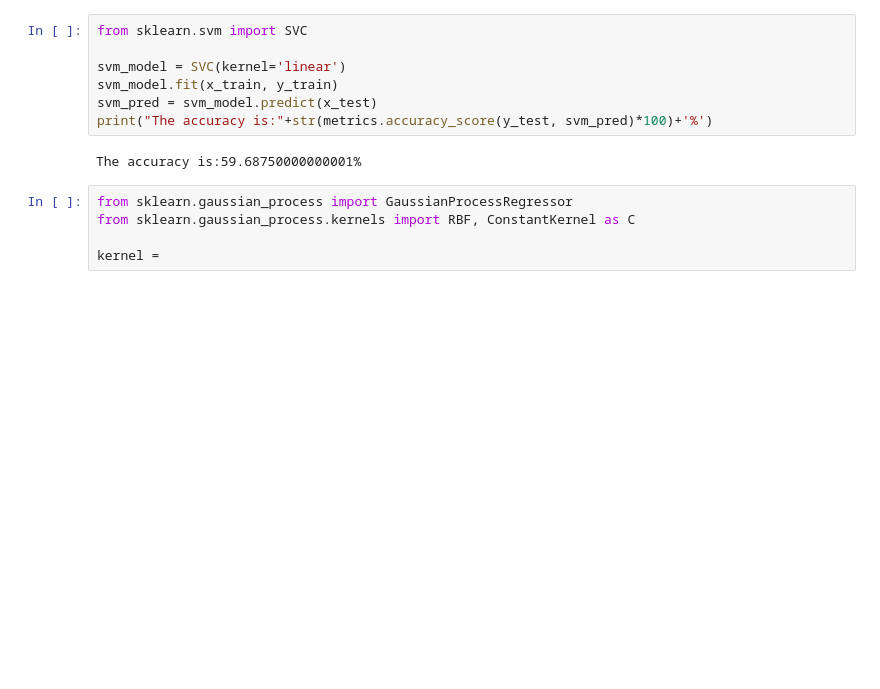
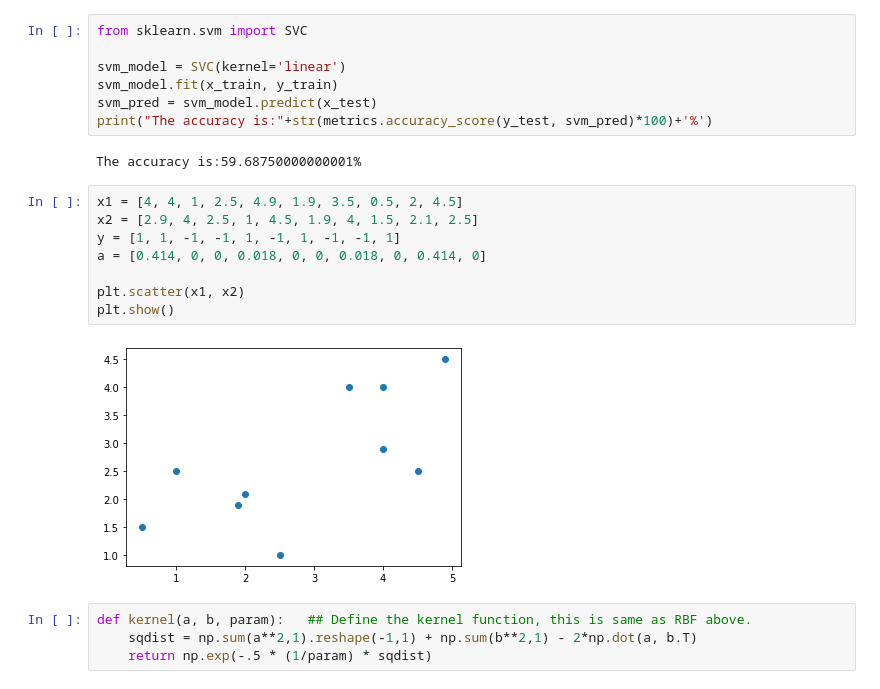
Before and after one commit to dkadyrov/SIT, a Jupyter notebook: CS-559/Homework/Homework 2/Kadyrov_Daniel_HW2.ipynb, the cells around one changed output. Cells and saved outputs as stored; diff of their text form; blank space fills up the shorter version.

```diff
--- a/CS-559/Homework/Homework 2/Kadyrov_Daniel_HW2.ipynb
+++ b/CS-559/Homework/Homework 2/Kadyrov_Daniel_HW2.ipynb
@@ -143,8 +143,17 @@ svm_pred = svm_model.predict(x_test)
 print("The accuracy is:"+str(metrics.accuracy_score(y_test, svm_pred)*100)+'%')
 # %% [output]
 The accuracy is:59.68750000000001%
-# %%
-from sklearn.gaussian_process import GaussianProcessRegressor
-from sklearn.gaussian_process.kernels import RBF, ConstantKernel as C
-
-kernel =
+# %%
+x1 = [4, 4, 1, 2.5, 4.9, 1.9, 3.5, 0.5, 2, 4.5]
+x2 = [2.9, 4, 2.5, 1, 4.5, 1.9, 4, 1.5, 2.1, 2.5]
+y = [1, 1, -1, -1, 1, -1, 1, -1, -1, 1]
+a = [0.414, 0, 0, 0.018, 0, 0, 0.018, 0, 0.414, 0]
+
+plt.scatter(x1, x2)
+plt.show()
+# %% [output]
+[figure, added]
+# %%
+def kernel(a, b, param):   ## Define the kernel function, this is same as RBF above.
+    sqdist = np.sum(a**2,1).reshape(-1,1) + np.sum(b**2,1) - 2*np.dot(a, b.T)
+    return np.exp(-.5 * (1/param) * sqdist)
```
Also changed, not shown: parts of 7 cells of this notebook.
